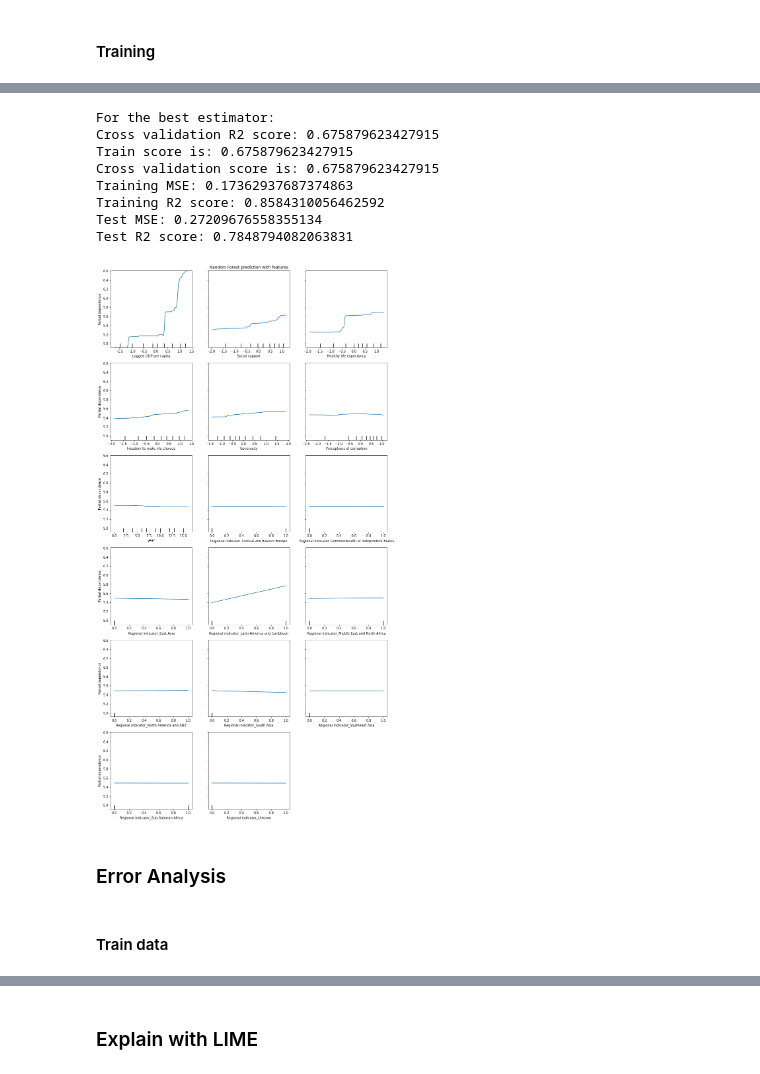
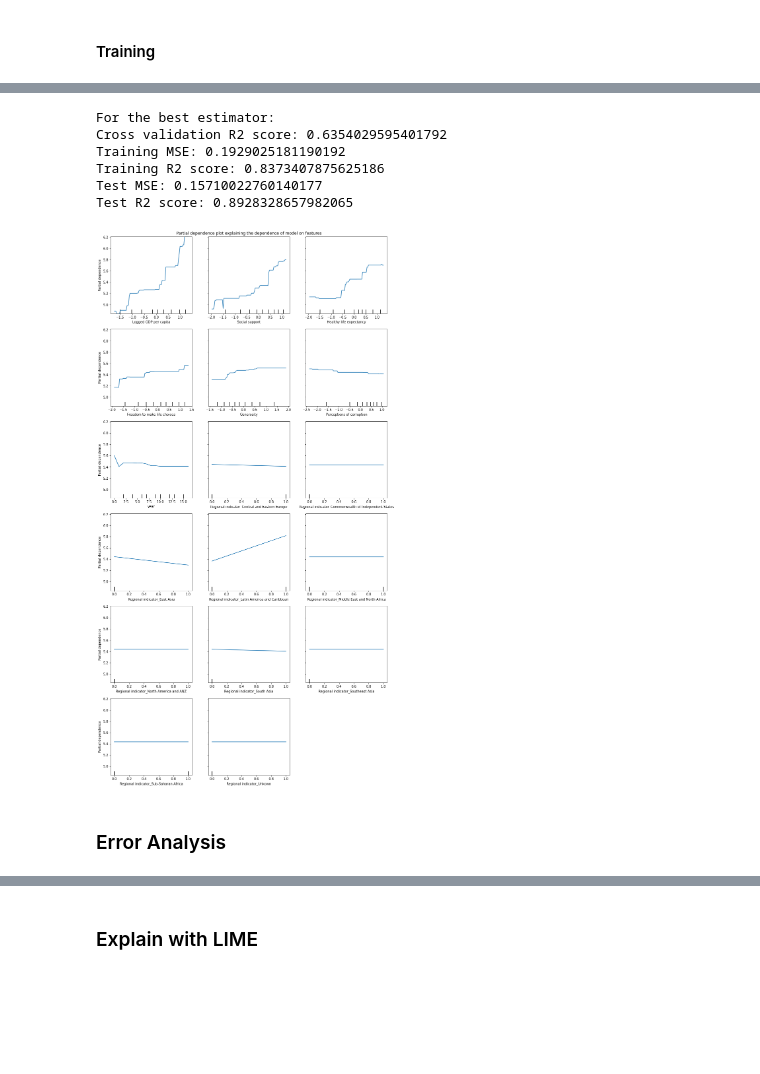
Before and after one commit to k-girish/world-happiness, a Jupyter notebook: notebooks/predict_happiness.ipynb, the cells around one changed output, grey strips where cells are left out. Saved outputs shown, nothing was run; the diff lists cells and outputs as text; code cells hidden in the pictures; blank space fills up the shorter version.

```diff
--- a/notebooks/predict_happiness.ipynb
+++ b/notebooks/predict_happiness.ipynb
@@ -110,6 +111,10 @@ r2_score(temp['Ladder score'].values, temp['pred'].values)
 #### Training
 # %%
 pipeline_parameters = [
+    {
+        'estimator': [Ridge()],
+        'estimator__alpha': [0, 0.1, 1, 10]
+    },
     {
         'estimator': [RandomForestRegressor()],
         'estimator__n_estimators': [50, 100, 200],
@@ -117,8 +122,8 @@ pipeline_parameters = [
     },
     {
         'estimator': [GradientBoostingRegressor()],
-        'estimator__n_estimators': [100],
-        'estimator__max_depth': [5]
+        'estimator__n_estimators': [50, 100, 200],
+        'estimator__max_depth': [2, 5, None]
     },
     {
         'estimator': [KNeighborsRegressor()],
@@ -126,18 +131,18 @@ pipeline_parameters = [
     },
     {
         'estimator': [SVR()],
-        'estimator__kernel': ['rbf'],
+        'estimator__kernel': ['rbf', 'poly'],
         'estimator__gamma': ['auto', '0.01']
     }
     ,
     {
         'estimator': [MLPRegressor(max_iter=100)],
         'estimator__hidden_layer_sizes': [(10, 5), (5)],
-        'estimator__activation': ['logistic', 'relu']
+        'estimator__activation': ['logistic', 'relu', 'tanh']
     }
 ]
 # %%
-pipeline = MultiModelPipeline(parameters = pipeline_parameters, cv = cv_splits)
+pipeline = MultiModelPipeline(parameters = pipeline_parameters, cv = cv_splits, verbose=2)
 # %%
 pipeline.fit(X_train, y_train)
 # %% [output]
@@ -173,24 +180,20 @@ Best estimator cross validation score is:
 pipeline.show_scores( X_train, y_train, X_test, y_test)
 # %% [output]
 For the best estimator:
-Cross validation R2 score: 0.675879623427915
-Train score is: 0.675879623427915
-Cross validation score is: 0.675879623427915
-Training MSE: 0.17362937687374863
-Training R2 score: 0.8584310056462592
-Test MSE: 0.27209676558355134
-Test R2 score: 0.7848794082063831
+Cross validation R2 score: 0.6354029595401792
+Training MSE: 0.1929025181190192
+Training R2 score: 0.8373407875625186
+Test MSE: 0.15710022760140177
+Test R2 score: 0.8928328657982065
 # %%
 fig, ax = plt.subplots(figsize=(15, 30))
-ax.set_title('Random Forest prediction with features')
+ax.set_title('Partial dependence plot explaining the dependence of model on features')
 ppd_plot = plot_partial_dependence(pipeline.model.best_estimator_, X_train.toarray(), range(X_train.shape[1]-1), feature_names = XTrain.columns[2:-1], ax=ax)
 plt.show()
 # %% [output]
-[figure, old version]
+[figure, new version]
 # %% [markdown]
 ### Error Analysis
-# %% [markdown]
-#### Train data
 # %%
 y_pred = pipeline.model.predict(X_train)
 # %%
```
Also changed, not shown: parts of 16 cells of this notebook, 11 other files.
